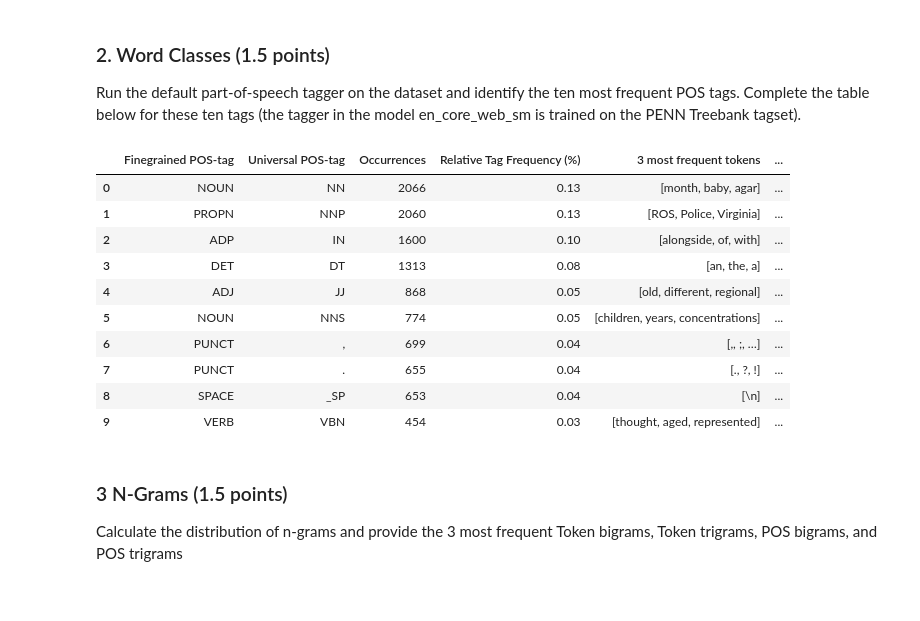
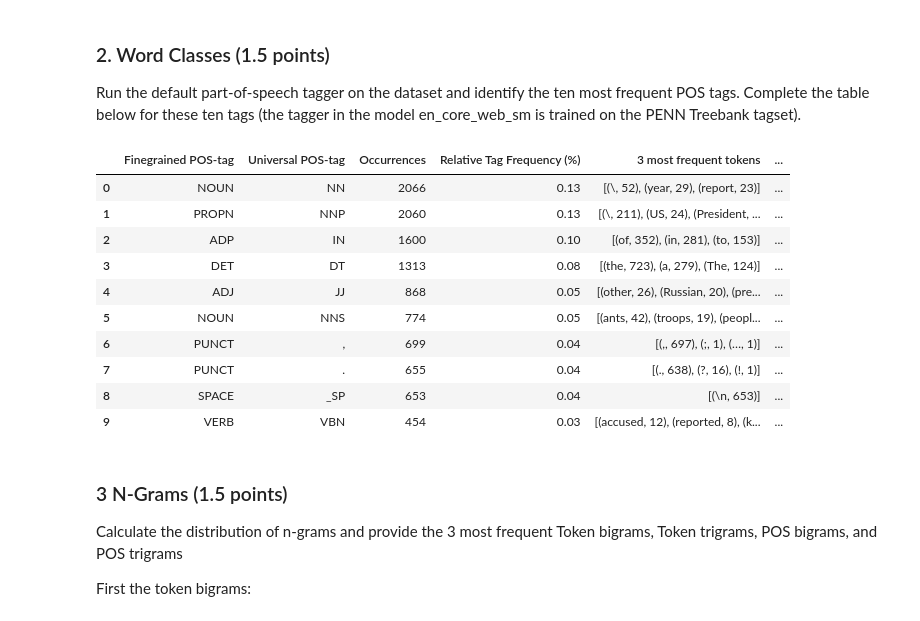
Before and after one commit to Pmobilee/NLPT, a Jupyter notebook: ASSIGNMENT_1.ipynb, the cells around one changed output. Cells and saved outputs as stored; diff of their text form; code cells hidden in the pictures.

```diff
--- a/ASSIGNMENT_1.ipynb
+++ b/ASSIGNMENT_1.ipynb
@@ -180,63 +185,63 @@ for token in doc:
 
     elif ('{}, {}'.format(token.pos_, token.tag_) == 'VERB, VBN'):
         VBN_Verb.append(token.text)
 
 
 pos_frequencies = Counter(pos_list)
 rtf = []
 rtf.append(round(pos_frequencies['NOUN, NN']/sum(pos_frequencies.values()), 2))
 rtf.append(round(pos_frequencies['PROPN, NNP']/sum(pos_frequencies.values()), 2))
 rtf.append(round(pos_frequencies['ADP, IN']/sum(pos_frequencies.values()), 2))
 rtf.append(round(pos_frequencies['DET, DT']/sum(pos_frequencies.values()), 2))
 rtf.append(round(pos_frequencies['ADJ, JJ']/sum(pos_frequencies.values()), 2))
 rtf.append(round(pos_frequencies['NOUN, NNS']/sum(pos_frequencies.values()), 2))
 rtf.append(round(pos_frequencies['PUNCT, ,']/sum(pos_frequencies.values()), 2))
 rtf.append(round(pos_frequencies['PUNCT, .']/sum(pos_frequencies.values()), 2))
 rtf.append(round(pos_frequencies['SPACE, _SP']/sum(pos_frequencies.values()), 2))
 rtf.append(round(pos_frequencies['VERB, VBN']/sum(pos_frequencies.values()), 2))
 
 finegrained = ["NOUN", "PROPN", "ADP", "DET", "ADJ", "NOUN", "PUNCT", "PUNCT", "SPACE", "VERB"]
 universal = ["NN", "NNP", "IN", "DT", "JJ", "NNS", ",", ".", "_SP", "VBN"]
 occurrences = [len(NN_Noun), len(NNP_Propn), len(IN_Adp), len(DT_Det), len(JJ_Adj), len(NNS_Noun), len(COMMA_Punct), len(PERIOD_Punct), len(SP_Space), len(VBN_Verb)]
 
 most_frequent = []
-most_frequent.append(list(Counter(NN_Noun))[0:3])
-most_frequent.append(list(Counter(NNP_Propn))[0:3])
-most_frequent.append(list(Counter(IN_Adp))[0:3])
-most_frequent.append(list(Counter(DT_Det))[0:3])
-most_frequent.append(list(Counter(JJ_Adj))[0:3])
-most_frequent.append(list(Counter(NNS_Noun))[0:3])
-most_frequent.append(list(Counter(COMMA_Punct))[0:3])
-most_frequent.append(list(Counter(PERIOD_Punct))[0:3])
-most_frequent.append(list(Counter(SP_Space))[0:3])
-most_frequent.append(list(Counter(VBN_Verb))[0:3])
+most_frequent.append(Counter(NN_Noun).most_common(3))
+most_frequent.append(Counter(NNP_Propn).most_common(3))
+most_frequent.append(Counter(IN_Adp).most_common(3))
+most_frequent.append(Counter(DT_Det).most_common(3))
+most_frequent.append(Counter(JJ_Adj).most_common(3))
+most_frequent.append(Counter(NNS_Noun).most_common(3))
+most_frequent.append(Counter(COMMA_Punct).most_common(3))
+most_frequent.append(Counter(PERIOD_Punct).most_common(3))
+most_frequent.append(Counter(SP_Space).most_common(3))
+most_frequent.append(Counter(VBN_Verb).most_common(3))
 
 least_frequent = []
-least_frequent.append(list(Counter(NN_Noun))[-1])
-least_frequent.append(list(Counter(NNP_Propn))[-1])
-least_frequent.append(list(Counter(IN_Adp))[-1])
-least_frequent.append(list(Counter(DT_Det))[-1])
-least_frequent.append(list(Counter(JJ_Adj))[-1])
-least_frequent.append(list(Counter(NNS_Noun))[-1])
-least_frequent.append(list(Counter(COMMA_Punct))[-1])
-least_frequent.append(list(Counter(PERIOD_Punct))[-1])
-least_frequent.append(list(Counter(SP_Space))[-1])
-least_frequent.append(list(Counter(VBN_Verb))[-1])
+least_frequent.append(Counter(NN_Noun).most_common()[-1])
+least_frequent.append(Counter(NNP_Propn).most_common()[-1])
+least_frequent.append(Counter(IN_Adp).most_common()[-1])
+least_frequent.append(Counter(DT_Det).most_common()[-1])
+least_frequent.append(Counter(JJ_Adj).most_common()[-1])
+least_frequent.append(Counter(NNS_Noun).most_common()[-1])
+least_frequent.append(Counter(COMMA_Punct).most_common()[-1])
+least_frequent.append(Counter(PERIOD_Punct).most_common()[-1])
+least_frequent.append(Counter(SP_Space).most_common()[-1])
+least_frequent.append(Counter(VBN_Verb).most_common()[-1])
 
 word_class_table = pd.DataFrame({"Finegrained POS-tag":finegrained, "Universal POS-tag":universal, "Occurrences": occurrences, "Relative Tag Frequency (%)" : rtf, "3 most frequent tokens" : most_frequent, "Example of infrequent token": least_frequent})
 word_class_table.head(10)
 # %% [output]
 |  | Finegrained POS-tag | Universal POS-tag | Occurrences | Relative Tag Frequency (%) | 3 most frequent tokens | ... |
-| 0 | NOUN | NN | 2066 | 0.13 | [month, baby, agar] | ... |
-| 1 | PROPN | NNP | 2060 | 0.13 | [ROS, Police, Virginia] | ... |
-| 2 | ADP | IN | 1600 | 0.10 | [alongside, of, with] | ... |
-| 3 | DET | DT | 1313 | 0.08 | [an, the, a] | ... |
-| 4 | ADJ | JJ | 868 | 0.05 | [old, different, regional] | ... |
-| 5 | NOUN | NNS | 774 | 0.05 | [children, years, concentrations] | ... |
-| 6 | PUNCT | , | 699 | 0.04 | [,, ;, …] | ... |
-| 7 | PUNCT | . | 655 | 0.04 | [., ?, !] | ... |
-| 8 | SPACE | _SP | 653 | 0.04 | [\n] | ... |
-| 9 | VERB | VBN | 454 | 0.03 | [thought, aged, represented] | ... |
+| 0 | NOUN | NN | 2066 | 0.13 | [(\, 52), (year, 29), (report, 23)] | ... |
+| 1 | PROPN | NNP | 2060 | 0.13 | [(\, 211), (US, 24), (President, ... | ... |
+| 2 | ADP | IN | 1600 | 0.10 | [(of, 352), (in, 281), (to, 153)] | ... |
+| 3 | DET | DT | 1313 | 0.08 | [(the, 723), (a, 279), (The, 124)] | ... |
+| 4 | ADJ | JJ | 868 | 0.05 | [(other, 26), (Russian, 20), (pre... | ... |
+| 5 | NOUN | NNS | 774 | 0.05 | [(ants, 42), (troops, 19), (peopl... | ... |
+| 6 | PUNCT | , | 699 | 0.04 | [(,, 697), (;, 1), (…, 1)] | ... |
+| 7 | PUNCT | . | 655 | 0.04 | [(., 638), (?, 16), (!, 1)] | ... |
+| 8 | SPACE | _SP | 653 | 0.04 | [(\n, 653)] | ... |
+| 9 | VERB | VBN | 454 | 0.03 | [(accused, 12), (reported, 8), (k... | ... |
 # %% [markdown]
 ### 3 N-Grams (1.5 points)
 Calculate the distribution of n-grams and provide the 3 most frequent
@@ -244,3 +249,5 @@ Token bigrams,
 Token trigrams,
 POS bigrams,
 and POS trigrams
+
+First the token bigrams:
```
Also changed, not shown: parts of 32 cells of this notebook, 4 other files.
